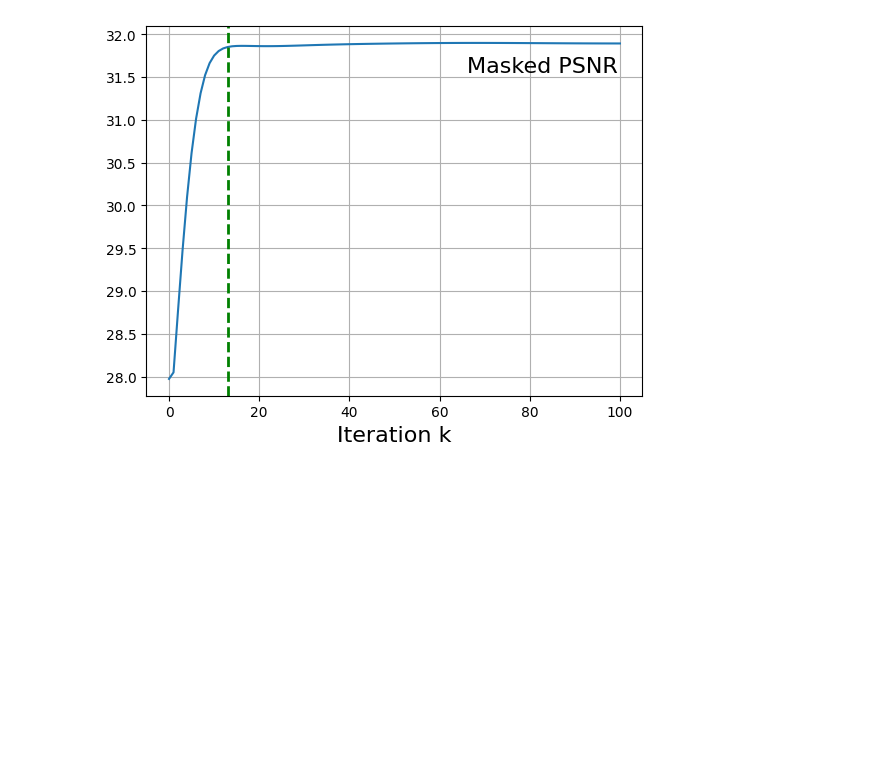
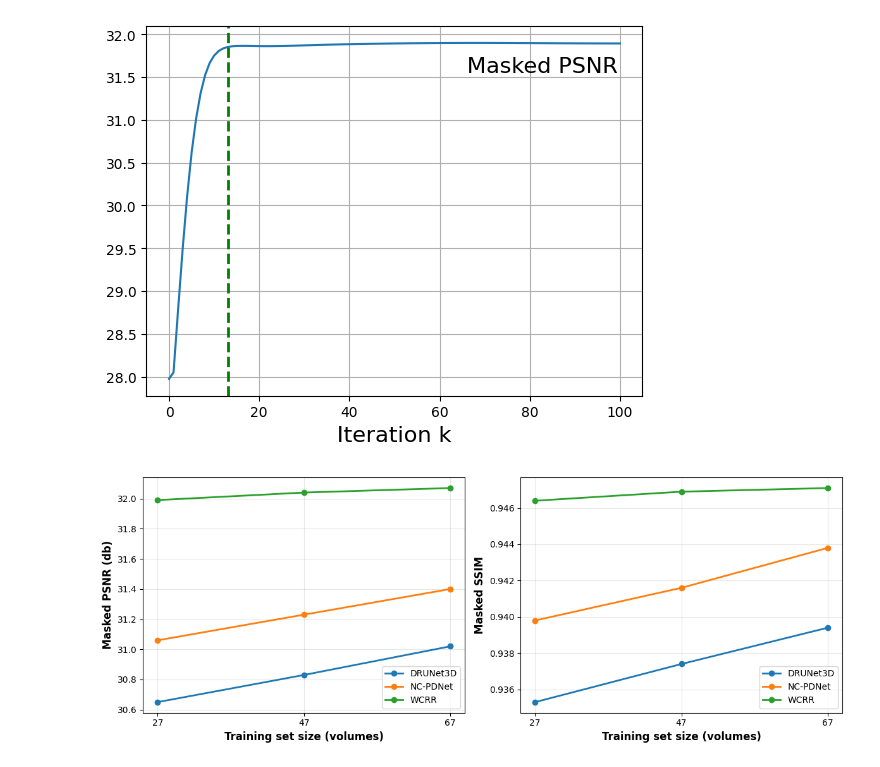
Before and after one commit to Shamachrist7/wcrr-noncartesian-3d-mri, a Jupyter notebook: reconstruction_example.ipynb, the cells around one changed output. Saved outputs shown, nothing was run; the diff lists cells and outputs as text; code cells hidden in the pictures; blank space fills up the shorter version.

```diff
--- a/reconstruction_example.ipynb
+++ b/reconstruction_example.ipynb
@@ -237,3 +287,72 @@ plt.savefig(f"savings_{coils}coil_gs/psnrs_{coils}coil_example.pdf", bbox_inches
 plt.show()
 # %% [output]
 [figure]
+# %%
+import numpy as np
+import matplotlib.pyplot as plt
+
+# X-axis values
+train_sizes = np.array([27, 47, 67])
+
+# ---------------------------------------------------------
+# Dummy values: replace these with your real numbers
+# ---------------------------------------------------------
+psnr_values = {
+    "DRUNet3D": [30.65, 30.83, 31.02],
+    "NC-PDNet": [31.06, 31.23, 31.40],
+    "WCRR":     [31.99, 32.04, 32.07],
+}
+
+ssim_values = {
+    "DRUNet3D": [0.9353, 0.9374, 0.9394],
+    "NC-PDNet": [0.9398, 0.9416, 0.9438],
+    "WCRR":     [0.9464, 0.9469, 0.9471],
+}
+
+methods = ["DRUNet3D", "NC-PDNet", "WCRR"]
+
+# ---------------------------------------------------------
+# Plot
+# ---------------------------------------------------------
+fig, axes = plt.subplots(1, 2, figsize=(12, 4.5), sharex=True)
+
+# First plot: PSNR
+ax = axes[0]
+for method in methods:
+    ax.plot(
+        train_sizes,
+        psnr_values[method],
+        marker="o",
+        linewidth=2,
+        label=method,
+    )
+
+ax.set_xlabel("Training set size (volumes)", fontsize=12, fontweight="bold")
+ax.set_ylabel("Masked PSNR (db)", fontsize=12, fontweight="bold")
+ax.set_xticks(train_sizes)
+ax.grid(True, alpha=0.3)
+ax.legend(fontsize=10)
+
+# Second plot: SSIM
+ax = axes[1]
+for method in methods:
+    ax.plot(
+        train_sizes,
+        ssim_values[method],
+        marker="o",
+        linewidth=2,
+        label=method,
+    )
+
+ax.set_xlabel("Training set size (volumes)", fontsize=12, fontweight="bold")
+ax.set_ylabel("Masked SSIM", fontsize=12, fontweight="bold")
+ax.set_xticks(train_sizes)
+ax.grid(True, alpha=0.3)
+ax.legend(fontsize=10)
+
+plt.tight_layout()
+plt.savefig("masked_metrics_vs_training_size.pdf", bbox_inches="tight")
+plt.savefig("masked_metrics_vs_training_size.png", dpi=300, bbox_inches="tight")
+plt.show()
+# %% [output]
+[figure, added]
```
Also changed, not shown: parts of 8 cells of this notebook, 21 other files.
